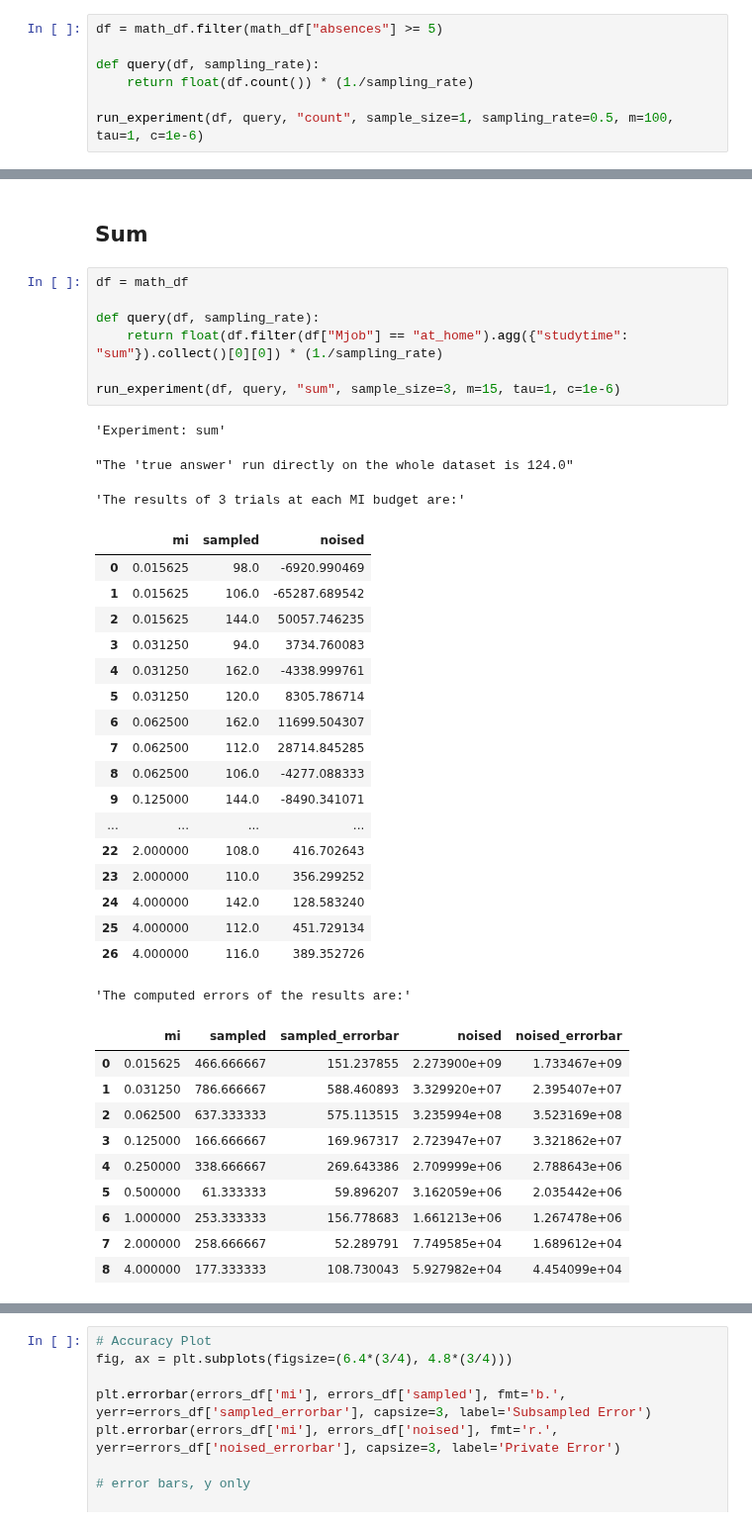
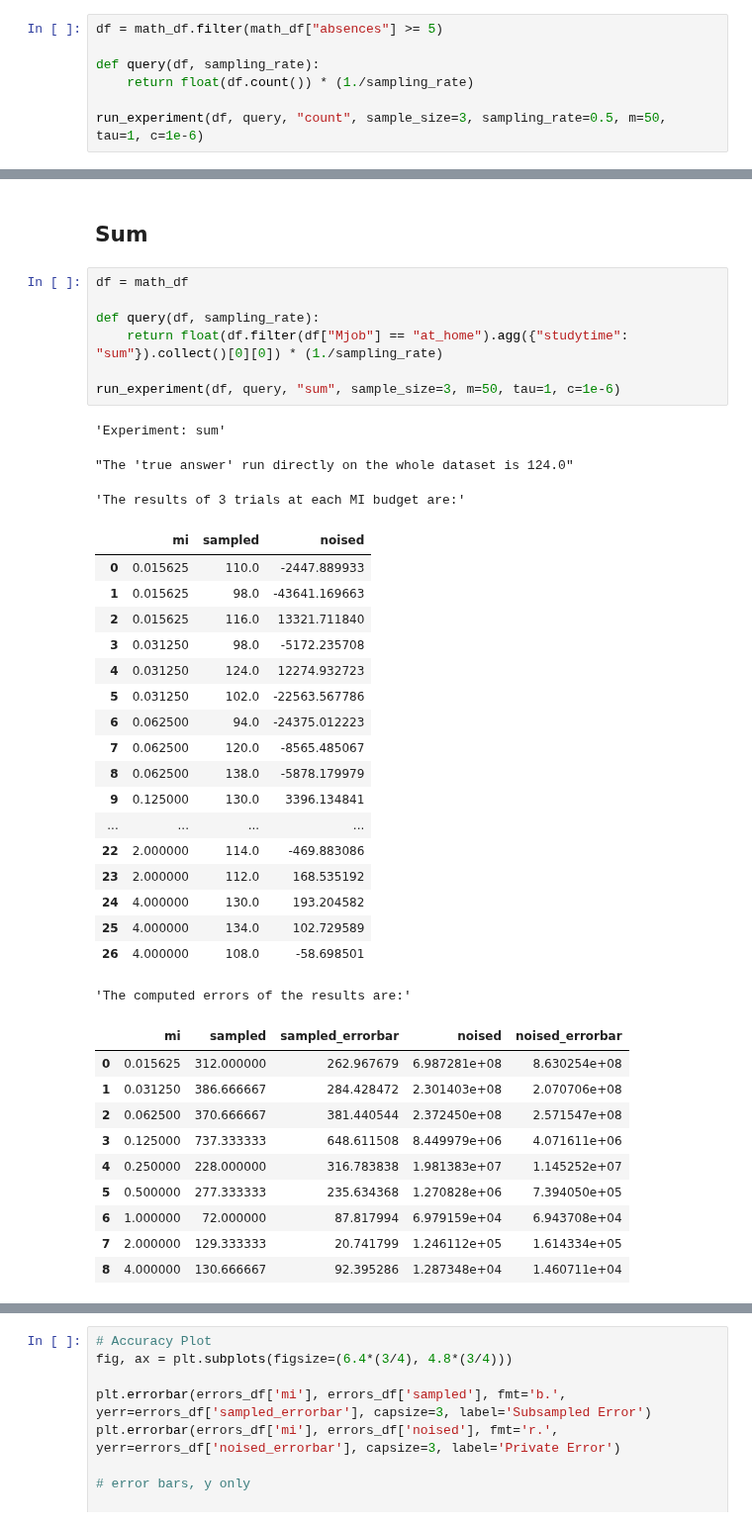
Before and after one commit to michaelnoguera/pacdb, a Jupyter notebook: benchmark.ipynb, the cells around one changed output, grey strips where cells are left out. Shown at 99% size. Cells and saved outputs as stored; diff of their text form.

```diff
--- a/benchmark.ipynb
+++ b/benchmark.ipynb
@@ -202,7 +202,7 @@ df = math_df.filter(math_df["absences"] >= 5)
 def query(df, sampling_rate):
     return float(df.count()) * (1./sampling_rate)
 
-run_experiment(df, query, "count", sample_size=1, sampling_rate=0.5, m=100, tau=1, c=1e-6)
+run_experiment(df, query, "count", sample_size=3, sampling_rate=0.5, m=50, tau=1, c=1e-6)
 # %% [output]
 'Experiment: count'
 "The 'true answer' run directly on the whole dataset is 151.0"
@@ -234,42 +241,42 @@ run_experiment(df, query, "count", sample_size=1, sampling_rate=0.5, m=100, tau=
 # %%
 df = math_df
 
 def query(df, sampling_rate):
     return float(df.filter(df["Mjob"] == "at_home").agg({"studytime": "sum"}).collect()[0][0]) * (1./sampling_rate)
 
-run_experiment(df, query, "sum", sample_size=3, m=15, tau=1, c=1e-6)
+run_experiment(df, query, "sum", sample_size=3, m=50, tau=1, c=1e-6)
 # %% [output]
 'Experiment: sum'
 "The 'true answer' run directly on the whole dataset is 124.0"
 'The results of 3 trials at each MI budget are:'
 |  | mi | sampled | noised |
-| 0 | 0.015625 | 98.0 | -6920.990469 |
-| 1 | 0.015625 | 106.0 | -65287.689542 |
-| 2 | 0.015625 | 144.0 | 50057.746235 |
-| 3 | 0.031250 | 94.0 | 3734.760083 |
-| 4 | 0.031250 | 162.0 | -4338.999761 |
-| 5 | 0.031250 | 120.0 | 8305.786714 |
-| 6 | 0.062500 | 162.0 | 11699.504307 |
-| 7 | 0.062500 | 112.0 | 28714.845285 |
-| 8 | 0.062500 | 106.0 | -4277.088333 |
-| 9 | 0.125000 | 144.0 | -8490.341071 |
+| 0 | 0.015625 | 110.0 | -2447.889933 |
+| 1 | 0.015625 | 98.0 | -43641.169663 |
+| 2 | 0.015625 | 116.0 | 13321.711840 |
+| 3 | 0.031250 | 98.0 | -5172.235708 |
+| 4 | 0.031250 | 124.0 | 12274.932723 |
+| 5 | 0.031250 | 102.0 | -22563.567786 |
+| 6 | 0.062500 | 94.0 | -24375.012223 |
+| 7 | 0.062500 | 120.0 | -8565.485067 |
+| 8 | 0.062500 | 138.0 | -5878.179979 |
+| 9 | 0.125000 | 130.0 | 3396.134841 |
 | ... | ... | ... | ... |
-| 22 | 2.000000 | 108.0 | 416.702643 |
-| 23 | 2.000000 | 110.0 | 356.299252 |
-| 24 | 4.000000 | 142.0 | 128.583240 |
-| 25 | 4.000000 | 112.0 | 451.729134 |
-| 26 | 4.000000 | 116.0 | 389.352726 |
+| 22 | 2.000000 | 114.0 | -469.883086 |
+| 23 | 2.000000 | 112.0 | 168.535192 |
+| 24 | 4.000000 | 130.0 | 193.204582 |
+| 25 | 4.000000 | 134.0 | 102.729589 |
+| 26 | 4.000000 | 108.0 | -58.698501 |
 'The computed errors of the results are:'
 |  | mi | sampled | sampled_errorbar | noised | noised_errorbar |
-| 0 | 0.015625 | 466.666667 | 151.237855 | 2.273900e+09 | 1.733467e+09 |
-| 1 | 0.031250 | 786.666667 | 588.460893 | 3.329920e+07 | 2.395407e+07 |
-| 2 | 0.062500 | 637.333333 | 575.113515 | 3.235994e+08 | 3.523169e+08 |
-| 3 | 0.125000 | 166.666667 | 169.967317 | 2.723947e+07 | 3.321862e+07 |
-| 4 | 0.250000 | 338.666667 | 269.643386 | 2.709999e+06 | 2.788643e+06 |
-| 5 | 0.500000 | 61.333333 | 59.896207 | 3.162059e+06 | 2.035442e+06 |
-| 6 | 1.000000 | 253.333333 | 156.778683 | 1.661213e+06 | 1.267478e+06 |
-| 7 | 2.000000 | 258.666667 | 52.289791 | 7.749585e+04 | 1.689612e+04 |
-| 8 | 4.000000 | 177.333333 | 108.730043 | 5.927982e+04 | 4.454099e+04 |
+| 0 | 0.015625 | 312.000000 | 262.967679 | 6.987281e+08 | 8.630254e+08 |
+| 1 | 0.031250 | 386.666667 | 284.428472 | 2.301403e+08 | 2.070706e+08 |
+| 2 | 0.062500 | 370.666667 | 381.440544 | 2.372450e+08 | 2.571547e+08 |
+| 3 | 0.125000 | 737.333333 | 648.611508 | 8.449979e+06 | 4.071611e+06 |
+| 4 | 0.250000 | 228.000000 | 316.783838 | 1.981383e+07 | 1.145252e+07 |
+| 5 | 0.500000 | 277.333333 | 235.634368 | 1.270828e+06 | 7.394050e+05 |
+| 6 | 1.000000 | 72.000000 | 87.817994 | 6.979159e+04 | 6.943708e+04 |
+| 7 | 2.000000 | 129.333333 | 20.741799 | 1.246112e+05 | 1.614334e+05 |
+| 8 | 4.000000 | 130.666667 | 92.395286 | 1.287348e+04 | 1.460711e+04 |
 [drawing not drawn]
 # %%
 # Accuracy Plot
```
Also changed, not shown: parts of 7 cells of this notebook, 21 other files.
